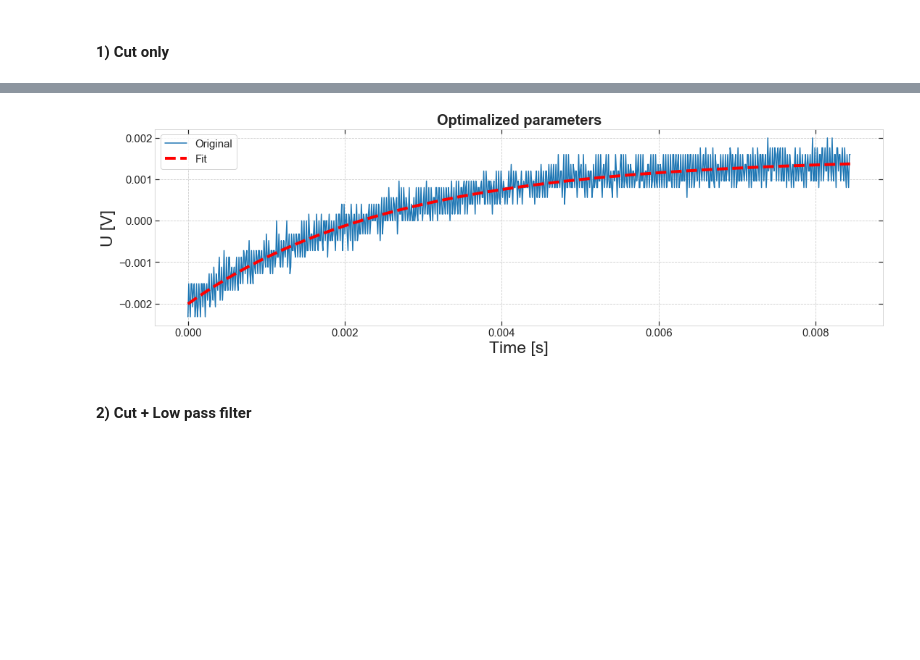
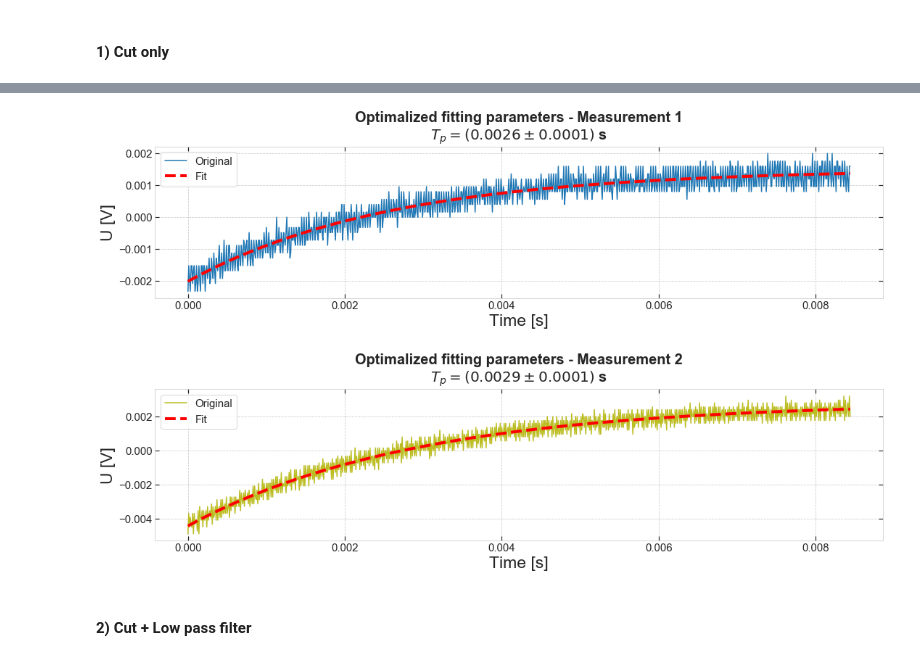
Before and after one commit to masterdesky/ELTE-applied-physics-2019, a Jupyter notebook: II. Optical Pumping/notebooks/opu.ipynb, the cells around one changed output, grey strips where cells are left out. Cells and saved outputs as stored; diff of their text form; code cells hidden in the pictures; blank space fills up the shorter version.

```diff
--- a/II. Optical Pumping/notebooks/opu.ipynb
+++ b/II. Optical Pumping/notebooks/opu.ipynb
@@ -640,26 +684,36 @@ plt.show()
 # %%
-nrows = 1
+nrows = 2
 ncols = 1
-fig, axes = plt.subplots(nrows=nrows, ncols=ncols, figsize=(18,5))
+fig, axes = plt.subplots(nrows=nrows, ncols=ncols, figsize=(18*ncols, 5*nrows))
+fig.subplots_adjust(hspace=0.6)
 
 titlesize = 20
 axislabelsize = 23
 axisticksize = 15
 legendsize = 15
 
-axes.plot(time_var, values_var, label='Original')
-axes.plot(time_var, fit_func(time_var, *popt),
-          c='red', linestyle='--', lw=4, label='Fit', zorder=2)
+colors = ['tab:blue', 'tab:olive']
+for idx, params in enumerate([[time_var_1, values_var_1, popt_1, perr_1], [time_var_2, values_var_2, popt_2, perr_2]]):
+    axes[idx].plot(params[0], params[1],
+                   color=colors[idx], label='Original')
+    axes[idx].plot(params[0], fit_func(params[0], *params[2]),
+                   c='red', linestyle='--', lw=4, label='Fit', zorder=2)
 
-axes.set_title('Optimalized parameters', fontsize=titlesize, fontweight='bold')
-axes.set_xlabel('Time [s]', fontsize=axislabelsize)
-axes.set_ylabel('U [V]', fontsize=axislabelsize)
-axes.tick_params(axis='both', which='major', labelsize=axisticksize)
+    # Characteristic time of pumping (T_p)
+    chart = -1/params[2][2]
+    perr_chart = (params[3][2]/params[2][2]) * chart
 
-plt.legend(loc='upper left', fontsize=legendsize)
+    axes[idx].set_title(('Optimalized fitting parameters - Measurement {0}\n'.format(idx+1) +
+                         '$T_p = \\left( {0:.4f} \pm {1:.4f} \\right)$ s'.format(chart, np.abs(perr_chart))),
+                        fontsize=titlesize, fontweight='bold')
+    axes[idx].set_xlabel('Time [s]', fontsize=axislabelsize)
+    axes[idx].set_ylabel('U [V]', fontsize=axislabelsize)
+    axes[idx].tick_params(axis='both', which='major', labelsize=axisticksize)
+    axes[idx].legend(loc='upper left', fontsize=legendsize)
+
 plt.show()
 # %% [output]
-[figure, old version]
+[figure, new version]
 # %% [markdown]
 #### 2) Cut + Low pass filter
 # %%
```
Also changed, not shown: parts of 7 cells of this notebook, 1 other file.
